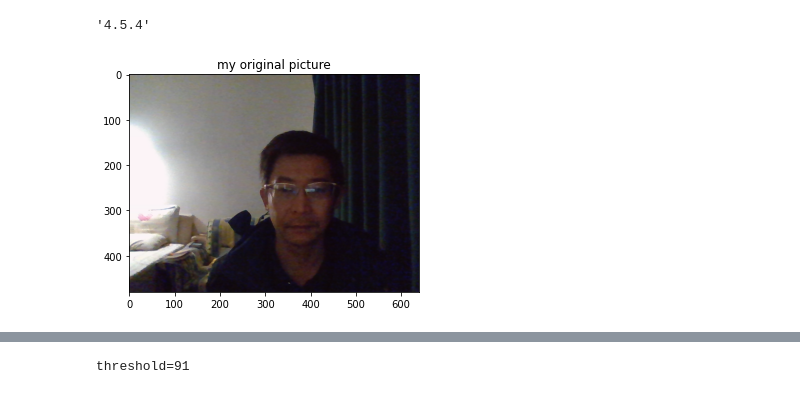
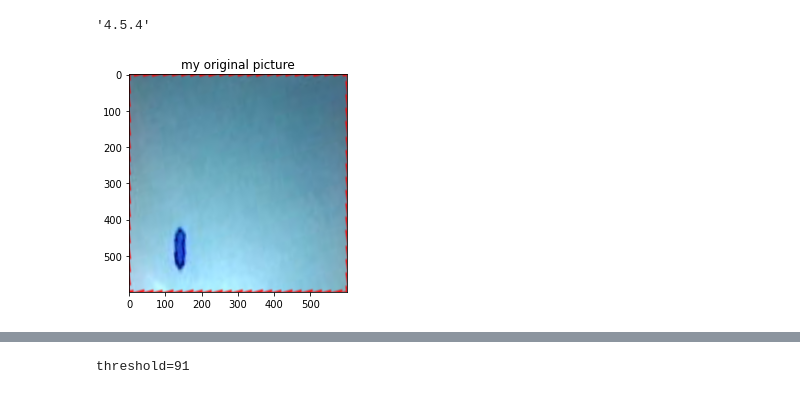
Before and after one commit to topleaf/pictureMatch, a Jupyter notebook: opencv_test.ipynb, the cells around one changed output, grey strips where cells are left out. Cells and saved outputs as stored; diff of their text form; code cells hidden in the pictures.

```diff
--- a/opencv_test.ipynb
+++ b/opencv_test.ipynb
@@ -8,18 +8,18 @@ cv.__version__
 # %% [output]
 '4.5.4'
 # %%
-targetImg = cv.imread('1.png')
+targetImg = cv.imread('origin_ok_warpImg.png')
 targetRgbImg = cv.cvtColor(targetImg,cv.COLOR_BGR2RGB)
 # name1 = 'pic 1'
 # name2 = 'gray pic 1'
 # cv.namedWindow(name1,cv.WINDOW_NORMAL)
 # cv.namedWindow(name2,cv.WINDOW_NORMAL)
 # cv.imshow(name1,targetImg)
 
 # cv.moveWindow(name2,targetImg.shape[0]+ 10, 10)
 plt.imshow(targetRgbImg)
 plt.title('my original picture')
 plt.show()
 # %% [output]
-[figure, old version]
+[figure, new version]
 # %%
```
Also changed, not shown: parts of 16 cells of this notebook, 3 other files.
